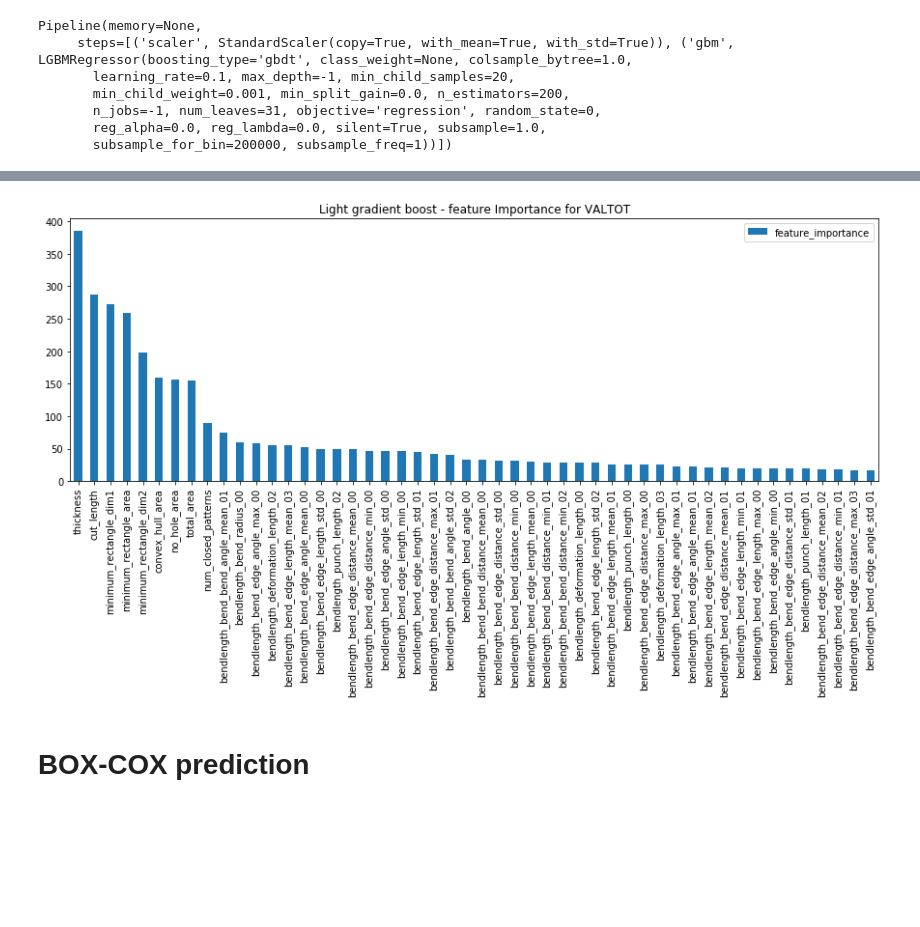
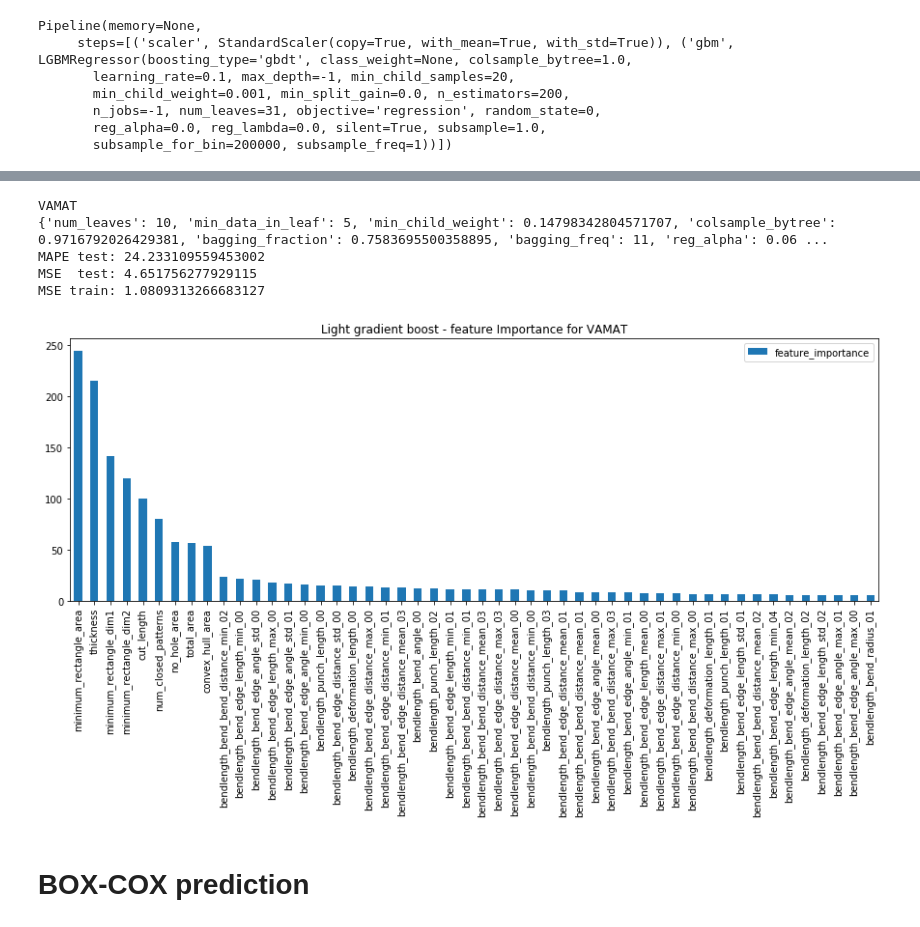
Before and after one commit to rudloffl/sheet-metal-cost-calculator, a Jupyter notebook: Y1 - Notebooks/C3 - LightGBM.ipynb, the cells around one changed output, grey strips where cells are left out. Cells and saved outputs as stored; diff of their text form; code cells hidden in the pictures; blank space fills up the shorter version.

```diff
--- a/Y1 - Notebooks/C3 - LightGBM.ipynb
+++ b/Y1 - Notebooks/C3 - LightGBM.ipynb
@@ -85,7 +85,7 @@ dataset.shape
 # %% [markdown]
 # Target definition
 # %%
-target = 'VALTOT'
+target = 'VAMAT'
 assert target in ['VAMAT', 'VALAJOUT', 'VALTOT'], 'The target must be in y dataset'
 # %% [markdown]
 # Is the target "normal" ?
@@ -108,7 +108,7 @@ botlimit = .02 #we drop the bottom 2%
 #Surface cost calculation, quantile decomposition
 
 #dataset['SURF_COST_CONVHULL'] = dataset['VAMAT'] / dataset['convex_hull_area']
-#dataset['SURF_COST_RECTANGLE'] = dataset['VAMAT'] / dataset['minimum_rectangle_area']
+dataset['SURF_COST_RECTANGLE'] = dataset['VAMAT'] / dataset['minimum_rectangle_area']
 dataset['SURF_COST_MPATTERN'] = dataset['VAMAT'] / dataset['no_hole_area']
 #dataset['SURF_COST_TOTAREA'] = dataset['VAMAT'] / dataset['total_area']
 # %%
@@ -513,11 +534,48 @@ mean_squared_error(y_train[target], gridgbm.predict(X_train[limitedset]))
+# %%
+params = {
+        'num_leaves': int(best['num_leaves']),
+        'min_data_in_leaf': int(best['min_data_in_leaf']),
+        'min_child_weight': best['min_child_weight'],
+        #'n_estimators': int(best['n_estimators']),
+        'colsample_bytree': best['colsample_bytree'],
+        'bagging_fraction': best['bagging_fraction'],
+        'bagging_freq': best['bagging_freq'],
+        'reg_alpha': best['reg_alpha'],
+        'reg_lambda': best['reg_lambda'],
+        'max_depth':int(best['max_depth']),
+        'learning_rate':best['learning_rate'],
+        }
+
+clf = lgb.LGBMRegressor(objective='regression', n_estimators=300, **params)
+pipe = [('scaler', scaler), ('gbm', clf)]
+regpip = Pipeline(pipe)
+regpip.fit(X_train[limitedset], y_train[target])
+
+preds = regpip.predict(X_test[limitedset])
+
+msetest = mean_squared_error(y_test[target], preds)
+mapetest = mean_absolute_percentage_error(y_test[target], preds)
+msetrain = mean_squared_error(y_train[target], regpip.predict(X_train[limitedset]))
+print(target)
+#print(clf.get_params())
+print(params)
+print('MAPE test:', mapetest)
+print('MSE  test:', msetest)
+print('MSE train:', msetrain)
+# %% [output]
+VAMAT
+{'num_leaves': 10, 'min_data_in_leaf': 5, 'min_child_weight': 0.14798342804571707, 'colsample_bytree': 0.9716792026429381, 'bagging_fraction': 0.7583695500358895, 'bagging_freq': 11, 'reg_alpha': 0.06 ...
+MAPE test: 24.233109559453002
+MSE  test: 4.651756277929115
+MSE train: 1.0809313266683127
 # %%
-featimp = list(gridgbm.best_estimator_.named_steps['gbm'].feature_importances_)
+featimp = list(regpip.named_steps['gbm'].feature_importances_)
 df = pd.DataFrame({'feature_importance':featimp}, index =limitedset)
 df = df.sort_values('feature_importance', ascending=False)
 df[:50].plot.bar(figsize=(15,5))
 plt.title(f'Light gradient boost - feature Importance for {target}')
 plt.show()
 # %% [output]
-[figure, old version]
+[figure, new version]
 # %% [markdown]
 # BOX-COX prediction
```
Also changed, not shown: parts of 75 cells of this notebook, 9 other files.
